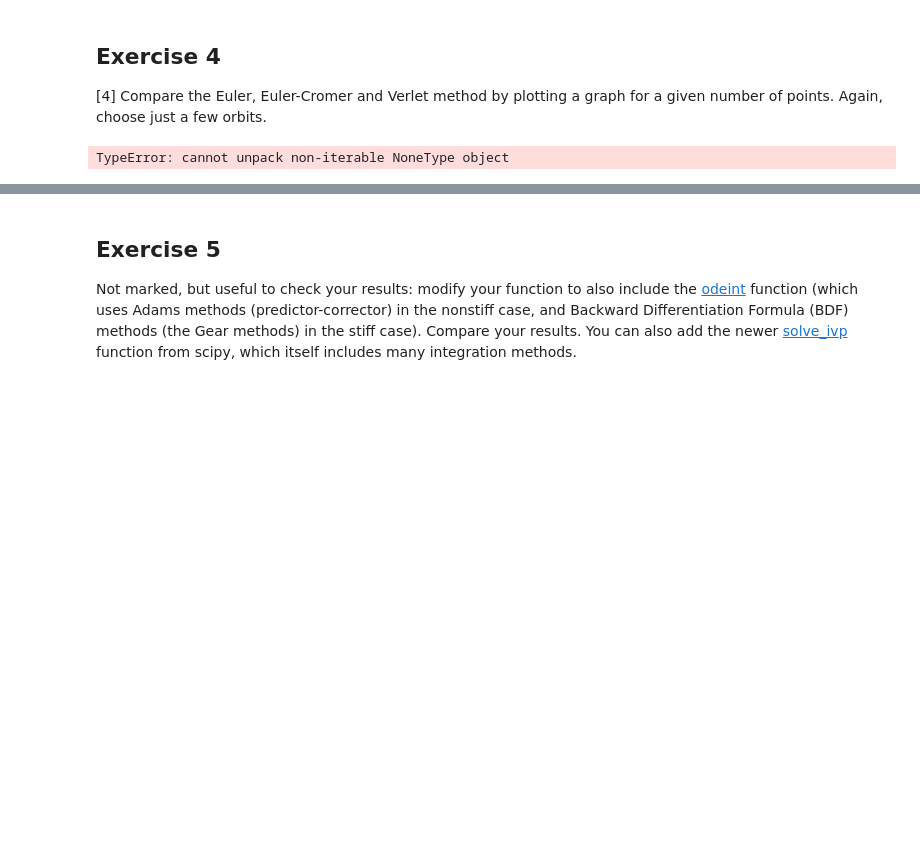
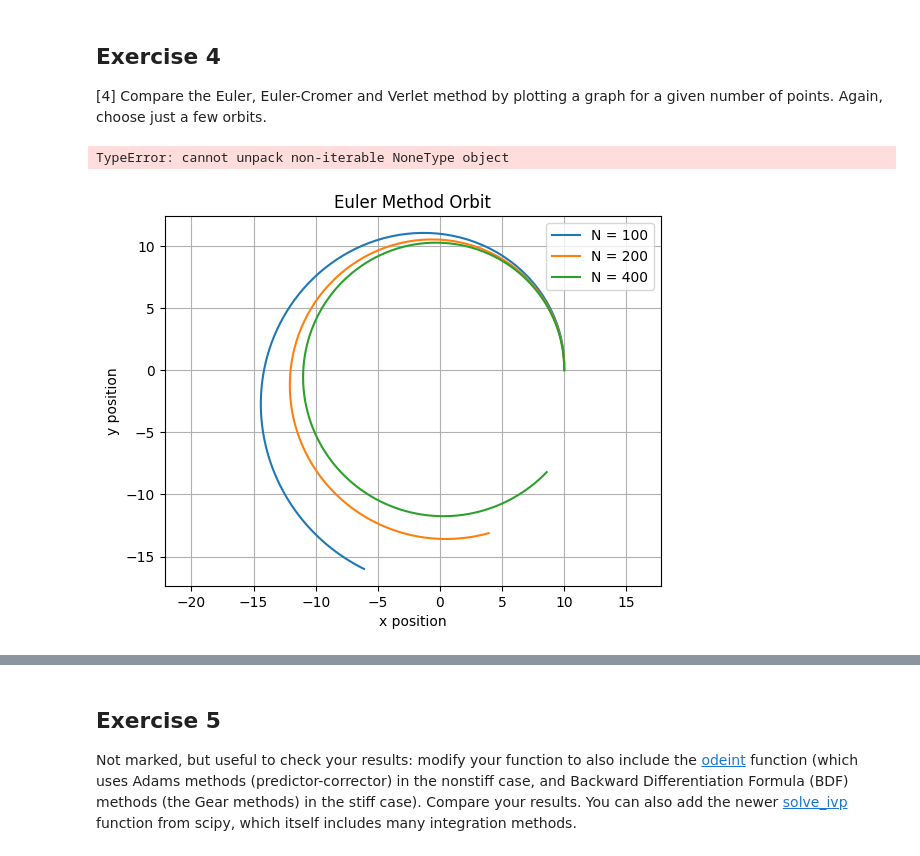
Before and after one commit to PX2145-2025/week-9-b-Billingham-Leila, a Jupyter notebook: ODEs_2.ipynb, the cells around one changed output, grey strips where cells are left out. Saved outputs shown, nothing was run; the diff lists cells and outputs as text; code cells hidden in the pictures; blank space fills up the shorter version.

```diff
--- a/ODEs_2.ipynb
+++ b/ODEs_2.ipynb
@@ -444,3 +444,95 @@ plt.axis('equal')
 plt.show()
 # %% [output]
 TypeError: cannot unpack non-iterable NoneType object
+# %%
+import numpy as np
+import matplotlib.pyplot as plt
+
+def orbit_solve2(r0, v0, tmax, N, method='euler'):
+    G = 1
+    M = 1
+    dt = tmax / N
+
+    t = np.linspace(0, tmax, N)
+    r = np.zeros((N, 2))
+    v = np.zeros((N, 2))
+
+    r[0] = np.array(r0)
+    v[0] = np.array(v0)
+
+    for i in range(0, N-1):
+        radius = np.linalg.norm(r[i])
+        acc = -G * M * r[i] / radius**3
+
+        if method == 'euler':
+            r[i+1] = r[i] + v[i] * dt
+            v[i+1] = v[i] + acc * dt
+
+        if method == 'euler-cromer':
+            v[i+1] = v[i] + acc * dt
+            r[i+1] = r[i] + v[i+1] * dt
+
+
+        if method == 'verlet':
+          a = np.zeros((N,2))
+          radius = np.linalg.norm(r[i])
+          a[0] = -(G * M * r[i]) / (radius**3)
+          for i in range (0, N-1):
+            radius = np.linalg.norm(r[i])
+            a[i] = -(G * M * r[i]) / (radius**3)
+            r[i+1] = r[i] + v[i] * dt + 0.5 * a[i]*(dt**2)
+            radius = np.linalg.norm(r[i+1])
+            a[i+1] = -(G * M * r[i+1]) / (radius**3)
+            v[i+1] = v[i] + 0.5 * (a[i] + a[i+1])*dt
+
+    return t, r, v
+
+G = 1
+M = 1
+radius = 10
+r0 = [radius, 0]
+v0 = [0, np.sqrt(G * M / radius)]
+T = 2 * np.pi * np.sqrt(radius**3 / (G * M))
+tmax = T
+
+# eular method
+for N in [100, 200, 400]:
+    t, r, v = orbit_solve2(r0, v0, tmax, N, method='euler')
+    plt.plot(r[:,0], r[:,1], label=f'N = {N}')
+
+plt.title('Euler Method Orbit')
+plt.xlabel('x position')
+plt.ylabel('y position')
+plt.legend()
+plt.axis('equal')
+plt.grid(True)
+plt.show()
+print(" ")
+
+# euler cromer method
+for N in [100, 200, 400]:
+    t, r, v = orbit_solve2(r0, v0, tmax, N, method='euler-cromer')
+    plt.plot(r[:,0], r[:,1], label=f'N = {N}')
+
+plt.title('Euler-Cromer Method (Stable)')
+plt.xlabel('x position')
+plt.ylabel('y position')
+plt.legend()
+plt.axis('equal')
+plt.grid(True)
+plt.show()
+print(" ")
+
+# verlet method
+for N in [100, 200, 400]:
+    t, r, v = orbit_solve2(r0, v0, tmax, N, method='verlet')
+    plt.plot(r[:,0], r[:,1], label=f'N = {N}')
+
+plt.title('Verlet Method (High Stability)')
+plt.xlabel('x position')
+plt.ylabel('y position')
+plt.legend()
+plt.axis('equal')
+plt.grid(True)
+# %% [output]
+[figure, added]
```
Also changed, not shown: parts of 1 cell of this notebook.
